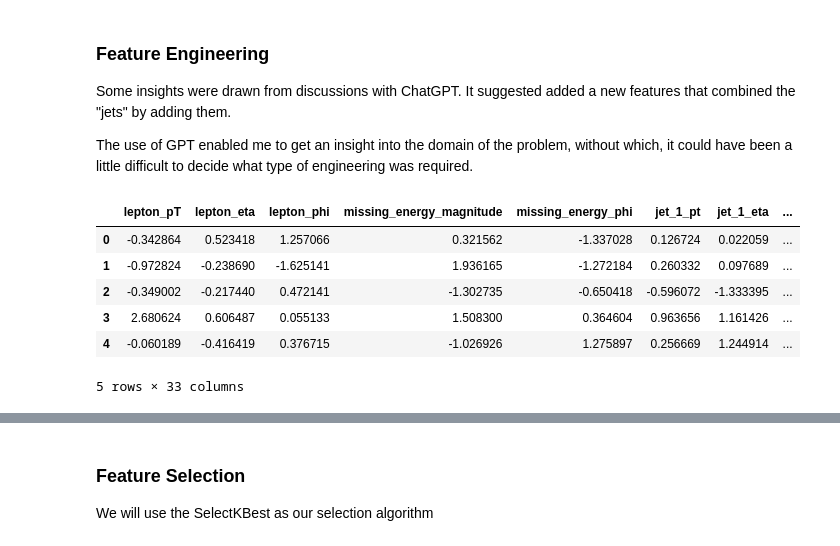
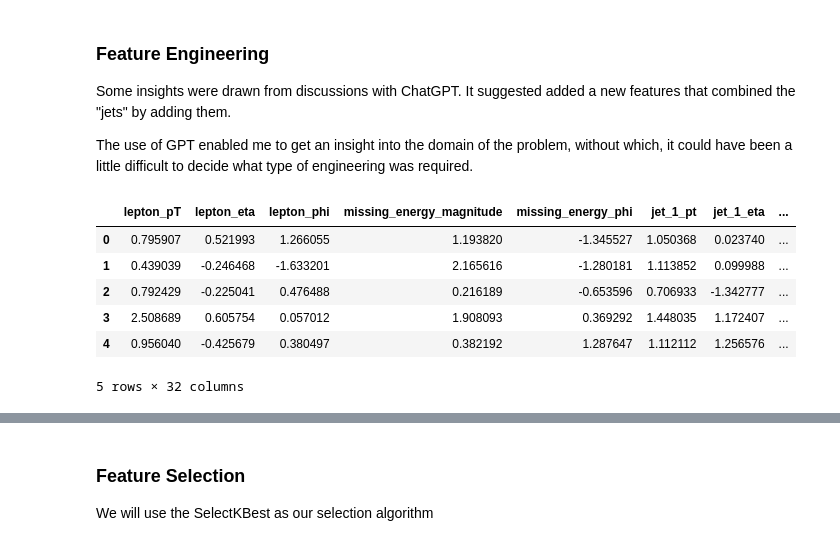
Before and after one commit to Nived04/CS60050_Particle_Collision_Classifier_Course-Asgnmt, a Jupyter notebook: Copy_of_Particle_Collision_SVM.ipynb, the cells around one changed output, grey strips where cells are left out. Drawn from its saved outputs; the diff is of its cells as text; code cells hidden in the pictures.

```diff
--- a/Copy_of_Particle_Collision_SVM.ipynb
+++ b/Copy_of_Particle_Collision_SVM.ipynb
@@ -193,6 +210,21 @@ Thus outlier detecter for this dataset is not a good idea and we can proceed wit
+# %%
+# Function to remove outliers based on z-score
+def remove_outliers_zscore(df, column, threshold=3):
+    z_scores = (df[column] - df[column].mean()) / df[column].std()
+    return df[abs(z_scores) < threshold]
+
+# Get list of columns containing 'eta' or 'phi'
+angle_columns = [col for col in df.columns if ('eta' in col or 'phi' in col)]
+
+# Apply outlier removal to these columns
+for col in angle_columns:
+    df = remove_outliers_zscore(df, col)
 # %%
 # splitting the data into features and target
 X = df.drop('class', axis=1)
 y = df['class']
 
+X = pd.DataFrame(X, columns = df.columns[1:])
 y = pd.DataFrame(y, columns = [y_col])
+
+X.head()
@@ -204,5 +238,0 @@ We will normalize the data such that mean is 0 and standard deviation is 1
-# %%
-for col in X.columns:
-    X[col] = (X[col] - X[col].mean()) / X[col].std()
-
-X.describe()
@@ -230,7 +249,9 @@ plt.show()
 As evident in the correlation matrix, in general the features are not correlated with each other, but m_wbb and m_wwbb are highly correlated with each other which means we can drop one of them (wbb here)
 # %%
 # drop the column m_wbb
-X.drop('m_wbb', axis=1, inplace=True)
+X_reduced = pd.DataFrame(X, columns = X.drop(columns=['m_wbb']).columns)
+
+# X_reduced.head()
 # %% [markdown]
 ### Feature Engineering
 
@@ -238,28 +259,27 @@ Some insights were drawn from discussions with ChatGPT. It suggested added a new
 
 The use of GPT enabled me to get an insight into the domain of the problem, without which, it could have been a little difficult to decide what type of engineering was required.
 # %%
-# Feature Engineering, adding new features
+X_feat_eng = X_reduced.copy()
 
 # adding the sum of the transverse momenta of the jets
-X['sum_jet_pt'] = X['jet_1_pt'] + X['jet_2_pt'] + X['jet_3_pt'] + X['jet_4_pt']
+X_feat_eng['sum_jet_pt'] = X_feat_eng['jet_1_pt'] + X_feat_eng['jet_2_pt'] + X_feat_eng['jet_3_pt'] + X_feat_eng['jet_4_pt']
 
 # adding the sum of the btag values of the jets
-X['sum_jet_btag'] = X['jet_1_btag'] + X['jet_2_btag'] + X['jet_3_btag'] + X['jet_4_btag']
-X['sum_jet_eta'] = X['jet_1_eta'] + X['jet_2_eta'] + X['jet_3_eta'] + X['jet_4_eta']
-X['sum_jet_phi'] = X['jet_1_phi'] + X['jet_2_phi'] + X['jet_3_phi'] + X['jet_4_phi']
+X_feat_eng['sum_jet_eta'] = X_feat_eng['jet_1_eta'] + X_feat_eng['jet_2_eta'] + X_feat_eng['jet_3_eta'] + X_feat_eng['jet_4_eta']
+X_feat_eng['sum_jet_phi'] = X_feat_eng['jet_1_phi'] + X_feat_eng['jet_2_phi'] + X_feat_eng['jet_3_phi'] + X_feat_eng['jet_4_phi']
 
-X['mass_combination'] = X['m_bb'] + X['m_wwbb']
-X['missing_energy_lepton_diff'] = X['missing_energy_magnitude'] - X['lepton_pT']
+X_feat_eng['mass_combination'] = X_feat_eng['m_bb'] + X_feat_eng['m_wwbb']
+X_feat_eng['missing_energy_lepton_diff'] = X_feat_eng['missing_energy_magnitude'] - X_feat_eng['lepton_pT']
 
-X.head()
+X_feat_eng.head()
 # %% [output]
 |  | lepton_pT | lepton_eta | lepton_phi | missing_energy_magnitude | missing_energy_phi | jet_1_pt | jet_1_eta | ... |
-| 0 | -0.342864 | 0.523418 | 1.257066 | 0.321562 | -1.337028 | 0.126724 | 0.022059 | ... |
-| 1 | -0.972824 | -0.238690 | -1.625141 | 1.936165 | -1.272184 | 0.260332 | 0.097689 | ... |
-| 2 | -0.349002 | -0.217440 | 0.472141 | -1.302735 | -0.650418 | -0.596072 | -1.333395 | ... |
-| 3 | 2.680624 | 0.606487 | 0.055133 | 1.508300 | 0.364604 | 0.963656 | 1.161426 | ... |
-| 4 | -0.060189 | -0.416419 | 0.376715 | -1.026926 | 1.275897 | 0.256669 | 1.244914 | ... |
+| 0 | 0.795907 | 0.521993 | 1.266055 | 1.193820 | -1.345527 | 1.050368 | 0.023740 | ... |
+| 1 | 0.439039 | -0.246468 | -1.633201 | 2.165616 | -1.280181 | 1.113852 | 0.099988 | ... |
+| 2 | 0.792429 | -0.225041 | 0.476488 | 0.216189 | -0.653596 | 0.706933 | -1.342777 | ... |
+| 3 | 2.508689 | 0.605754 | 0.057012 | 1.908093 | 0.369292 | 1.448035 | 1.172407 | ... |
+| 4 | 0.956040 | -0.425679 | 0.380497 | 0.382192 | 1.287647 | 1.112112 | 1.256576 | ... |
-5 rows × 33 columns
+5 rows × 32 columns
 # %%
 # see correlation of new features with the target
 # create a temporary df to store only the new features and the target
```
Also changed, not shown: parts of 31 cells of this notebook.
